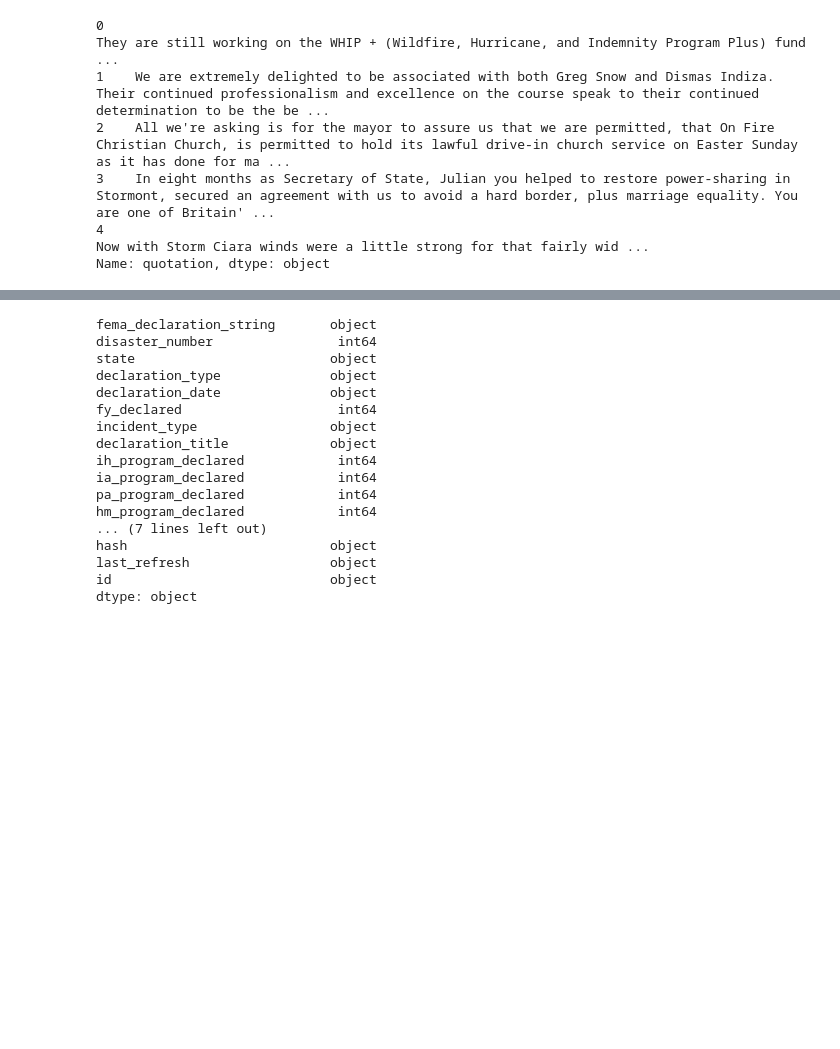
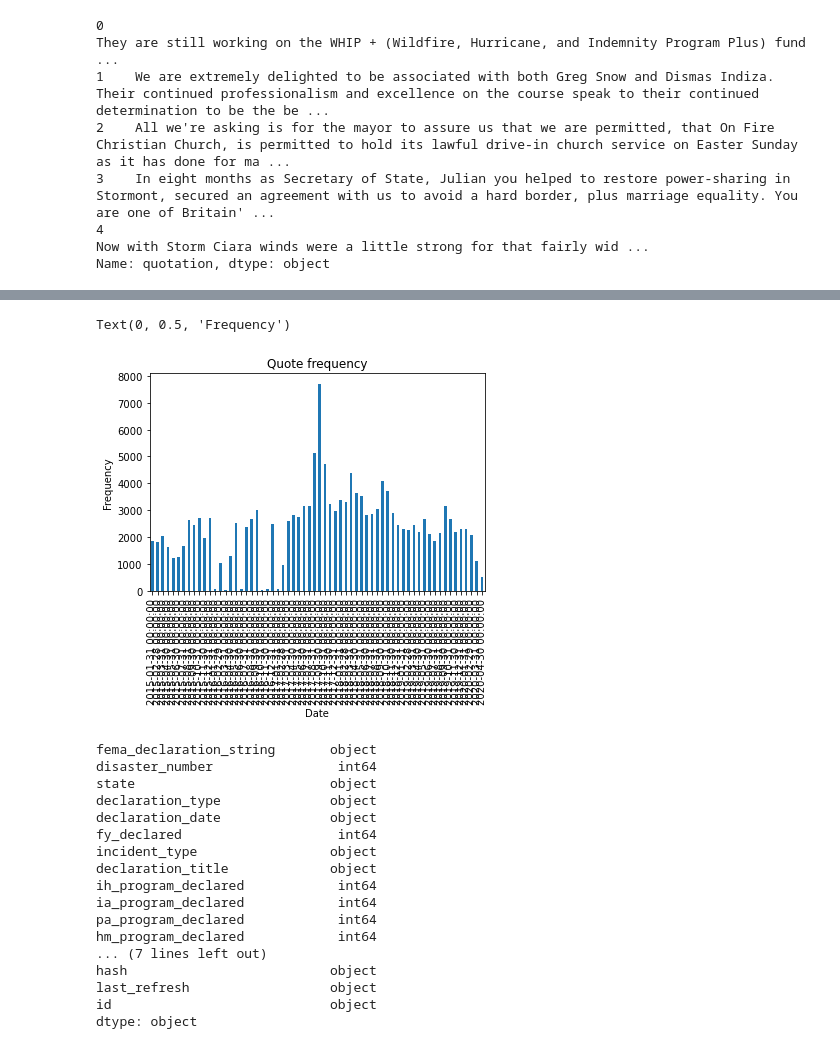
Before and after one commit to epfl-ada/ada-2021-project-marietan-ghariani-bracone-karimi, a Jupyter notebook: project.ipynb, the cells around one changed output, grey strips where cells are left out. Saved outputs shown, nothing was run; the diff lists cells and outputs as text; code cells hidden in the pictures; blank space fills up the shorter version.

```diff
--- a/project.ipynb
+++ b/project.ipynb
@@ -37 +57,15 @@ Name: quotation, dtype: object
+# %%
+# Frequency histogram of the quotes w.r.t. dates
+# add column with ones to groupby and count number of quotes in a month (for example)
+df_quotes['count'] = 1
+
+df_tmp = df_quotes.groupby(pd.Grouper(key='date', axis=0, freq='M')).sum()
+# TODO: make pretty :)
+df_tmp['count'].plot(kind='bar')
+plt.title("Quote frequency")
+plt.xlabel("Date")
+plt.ylabel("Frequency")
+# %% [output]
+Text(0, 0.5, 'Frequency')
+[figure, added]
 # %%
```
Also changed, not shown: parts of 11 cells of this notebook, 1 other file.
